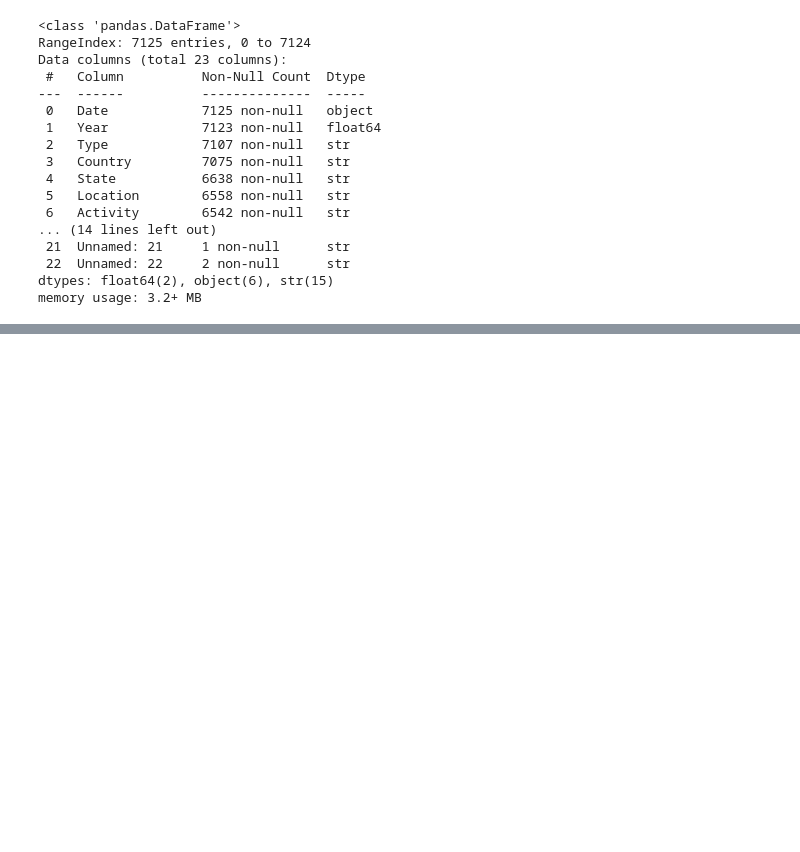
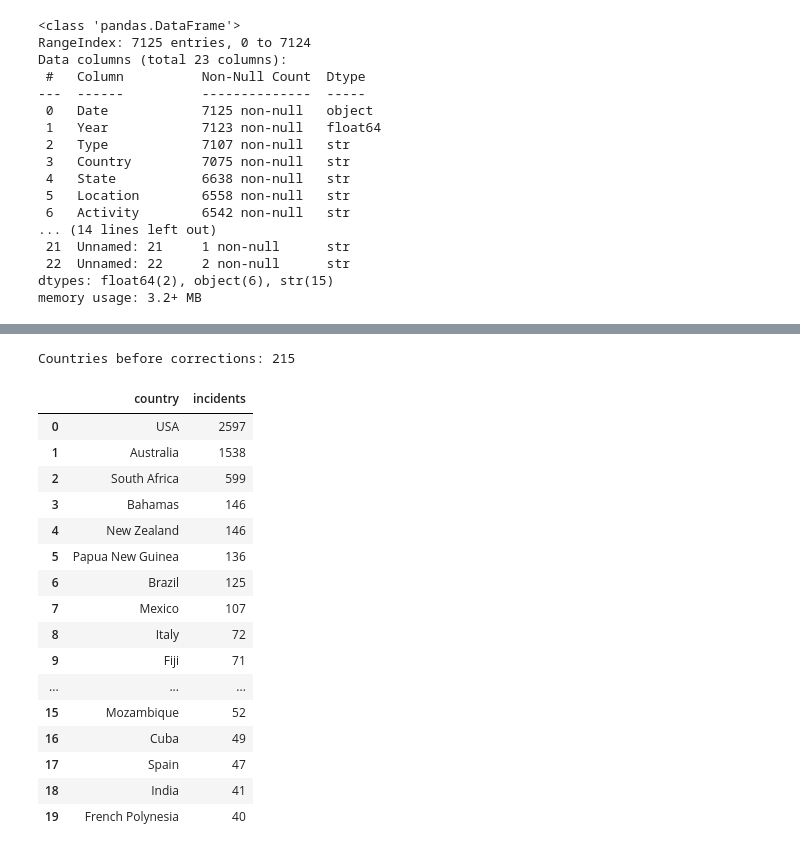
Before and after one commit to catarina-bm/shark_attacks, a Jupyter notebook: quest_shark_attack_catarina.ipynb, the cells around one changed output, grey strips where cells are left out. Cells and saved outputs as stored; diff of their text form; code cells hidden in the pictures; blank space fills up the shorter version.

```diff
--- a/quest_shark_attack_catarina.ipynb
+++ b/quest_shark_attack_catarina.ipynb
@@ -316,0 +44,9 @@ df_clean.loc[no_month_name, "date"].month() #head(30)
+# %%
+# Lowercase, snake_case names; simplify the fatal column
+df.columns = df.columns.str.strip().str.lower().str.replace(" ", "_")
+df = df.rename(columns={"fatal_y/n": "fatal"})
+
+columns_to_keep = ["type", "year", "country", "state", "activity",
+                   "date", "fatal"]
+
+df_clean = df[columns_to_keep].copy()
@@ -316,0 +159,50 @@ df_clean.loc[no_month_name, "date"].month() #head(30)
+# %%
+#### Start of "country" cleaning ####
+
+#Clean basic formatting
+df_clean["country"] = df_clean["country"].str.strip().str.title()
+
+#Before corrections: how many countries
+print("Countries before corrections:", df_clean["country"].nunique(dropna=False))
+
+#Standardise country names
+country_corrections = {
+    "Usa": "USA", "U.S.A.": "USA", "Us": "USA",
+    "United States": "USA", "United States Of America": "USA",
+    "Uk": "UK", "U.K.": "UK", "United Kingdom": "UK", "Great Britain": "UK",
+    "Uae": "UAE",
+    "Bahrein": "Bahrain",
+    "Ceylon (Sri Lanka)": "Sri Lanka", "Ceylon": "Sri Lanka",
+    "Burma": "Myanmar",
+    "Persian Gulf": "Unknown", "Red Sea?": "Unknown", "Asia?": "Unknown"   #regions, not countries
+}
+df_clean["country"] = df_clean["country"].replace(country_corrections)
+
+#missing country = unknown
+df_clean["country"] = df_clean["country"].fillna("Unknown")
+# %% [output]
+Countries before corrections: 215
+# %%
+#Countries and number of incidents, as a table
+country_counts = df_clean["country"].value_counts().reset_index()
+country_counts.columns = ["country", "incidents"]
+
+display(country_counts.head(20))
+# %% [output]
+|  | country | incidents |
+| 0 | USA | 2597 |
+| 1 | Australia | 1538 |
+| 2 | South Africa | 599 |
+| 3 | Bahamas | 146 |
+| 4 | New Zealand | 146 |
+| 5 | Papua New Guinea | 136 |
+| 6 | Brazil | 125 |
+| 7 | Mexico | 107 |
+| 8 | Italy | 72 |
+| 9 | Fiji | 71 |
+| ... | ... | ... |
+| 15 | Mozambique | 52 |
+| 16 | Cuba | 49 |
+| 17 | Spain | 47 |
+| 18 | India | 41 |
+| 19 | French Polynesia | 40 |
```
Also changed, not shown: parts of 51 cells of this notebook.
